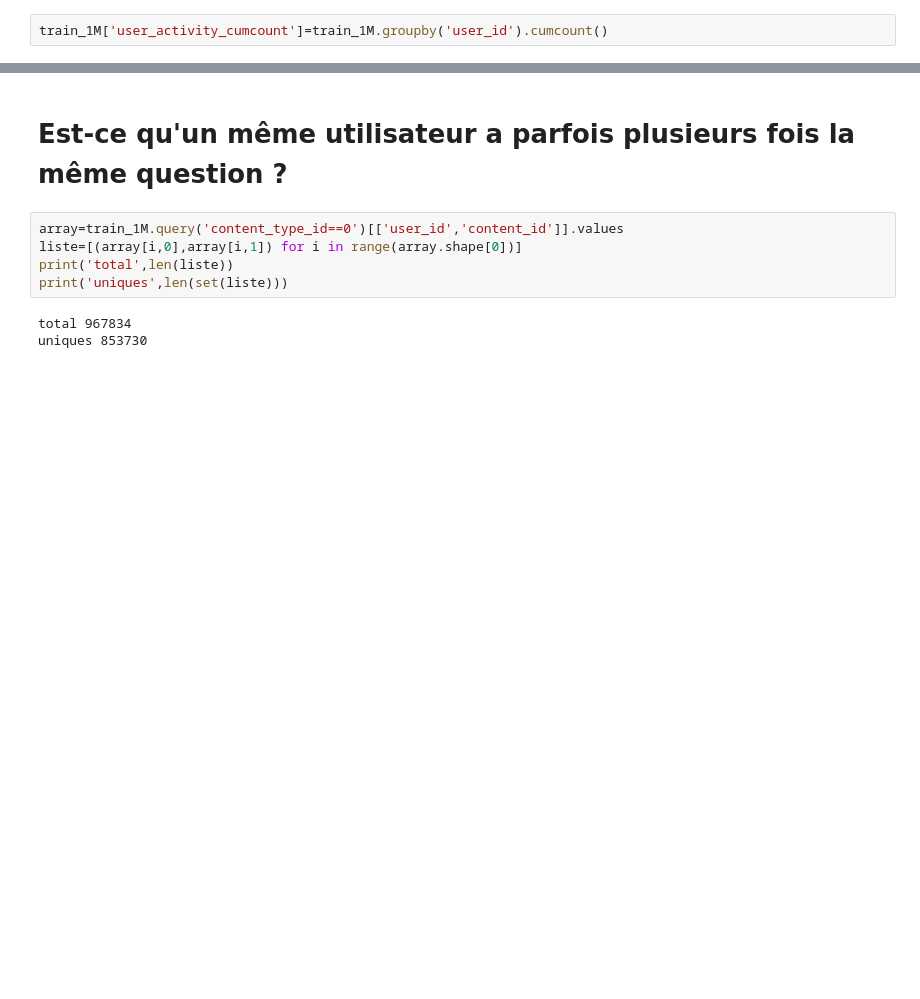
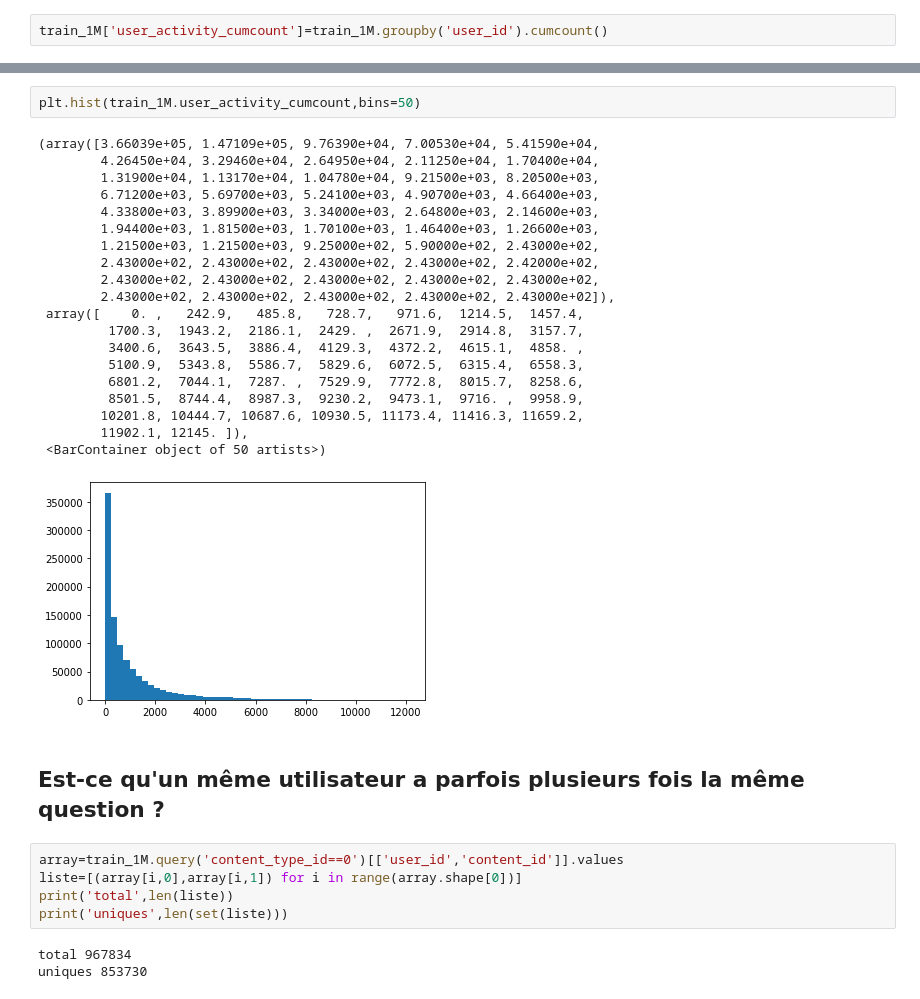
Before and after one commit to YohannD/riiid_final_project, a Jupyter notebook: notebooks/Features_engineering_thomas.ipynb, the cells around one changed output, grey strips where cells are left out. Cells and saved outputs as stored; diff of their text form; blank space fills up the shorter version.

```diff
--- a/notebooks/Features_engineering_thomas.ipynb
+++ b/notebooks/Features_engineering_thomas.ipynb
@@ -156,5 +28,28 @@ train_1M.query('user_id==@most_active_user_id').head(60)
+# %%
+plt.hist(train_1M.user_activity_cumcount,bins=50)
+# %% [output]
+(array([3.66039e+05, 1.47109e+05, 9.76390e+04, 7.00530e+04, 5.41590e+04,
+        4.26450e+04, 3.29460e+04, 2.64950e+04, 2.11250e+04, 1.70400e+04,
+        1.31900e+04, 1.13170e+04, 1.04780e+04, 9.21500e+03, 8.20500e+03,
+        6.71200e+03, 5.69700e+03, 5.24100e+03, 4.90700e+03, 4.66400e+03,
+        4.33800e+03, 3.89900e+03, 3.34000e+03, 2.64800e+03, 2.14600e+03,
+        1.94400e+03, 1.81500e+03, 1.70100e+03, 1.46400e+03, 1.26600e+03,
+        1.21500e+03, 1.21500e+03, 9.25000e+02, 5.90000e+02, 2.43000e+02,
+        2.43000e+02, 2.43000e+02, 2.43000e+02, 2.43000e+02, 2.42000e+02,
+        2.43000e+02, 2.43000e+02, 2.43000e+02, 2.43000e+02, 2.43000e+02,
+        2.43000e+02, 2.43000e+02, 2.43000e+02, 2.43000e+02, 2.43000e+02]),
+ array([    0. ,   242.9,   485.8,   728.7,   971.6,  1214.5,  1457.4,
+         1700.3,  1943.2,  2186.1,  2429. ,  2671.9,  2914.8,  3157.7,
+         3400.6,  3643.5,  3886.4,  4129.3,  4372.2,  4615.1,  4858. ,
+         5100.9,  5343.8,  5586.7,  5829.6,  6072.5,  6315.4,  6558.3,
+         6801.2,  7044.1,  7287. ,  7529.9,  7772.8,  8015.7,  8258.6,
+         8501.5,  8744.4,  8987.3,  9230.2,  9473.1,  9716. ,  9958.9,
+        10201.8, 10444.7, 10687.6, 10930.5, 11173.4, 11416.3, 11659.2,
+        11902.1, 12145. ]),
+ <BarContainer object of 50 artists>)
+[figure, added]
 # %% [markdown]
-# Est-ce qu'un même utilisateur a parfois plusieurs fois la même question ?
+## Est-ce qu'un même utilisateur a parfois plusieurs fois la même question ?
 # %%
 array=train_1M.query('content_type_id==0')[['user_id','content_id']].values
 liste=[(array[i,0],array[i,1]) for i in range(array.shape[0])]
```
Also changed, not shown: parts of 127 cells of this notebook, 1 other file.
